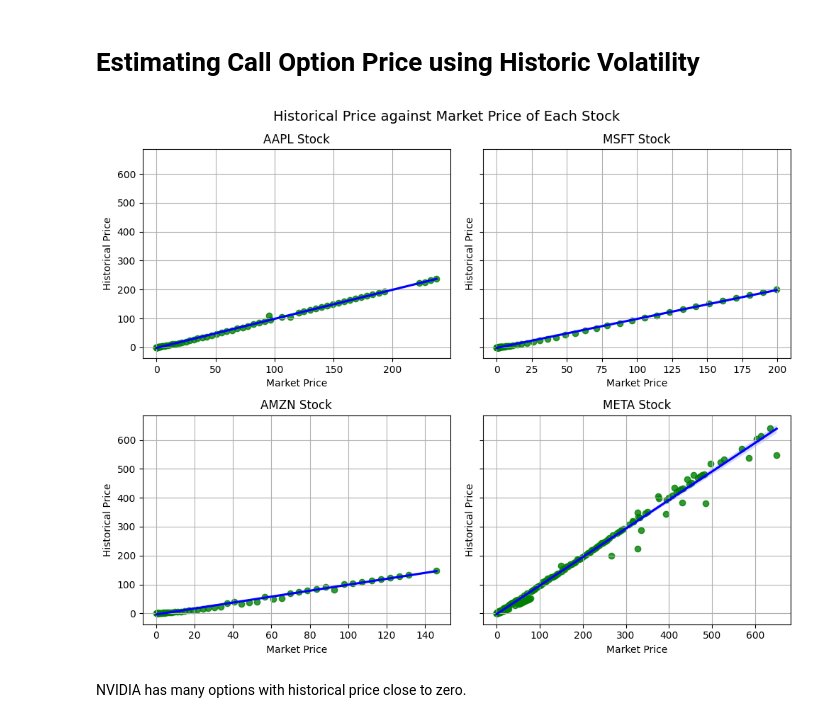
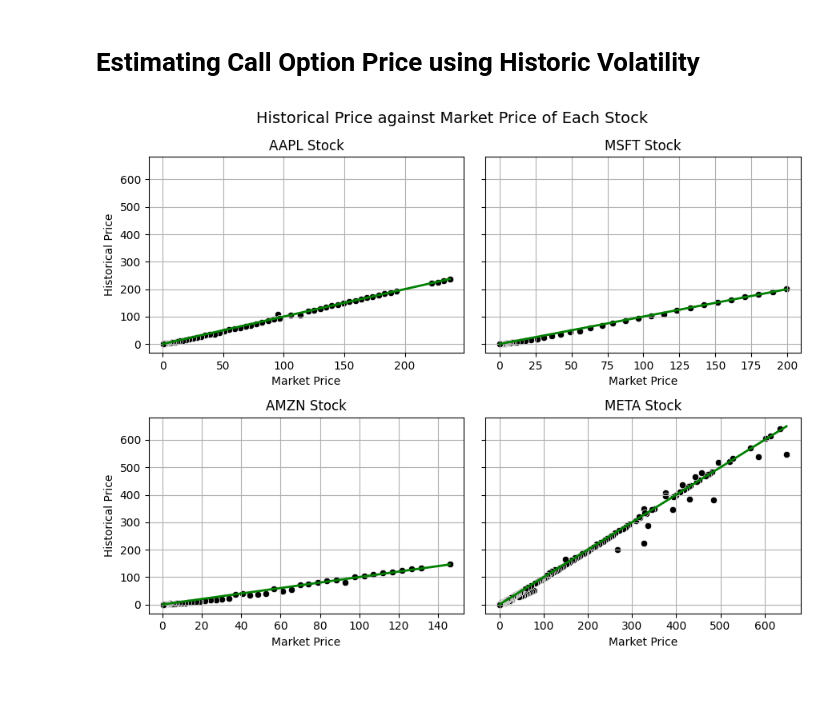
Before and after one commit to kasvinatirumal/wdrp_wi25, a Jupyter notebook: Analysis_of_Call_Option_Pricing,_Drift_and_Volatility_Estimation.ipynb, the cells around one changed output. Drawn from its saved outputs; the diff is of its cells as text; code cells hidden in the pictures; blank space fills up the shorter version.

```diff
--- a/Analysis_of_Call_Option_Pricing,_Drift_and_Volatility_Estimation.ipynb
+++ b/Analysis_of_Call_Option_Pricing,_Drift_and_Volatility_Estimation.ipynb
@@ -119,7 +120,7 @@ calls_df['Stock_Abbv'] = calls_df['Contract Name'].str[:4]
 calls_df_plot = calls_df[calls_df["Months to Exp"] != 9]
 groups = calls_df_plot.groupby("Months to Exp")
 # %%
-fig, axes = plt.subplots(2, 2, figsize=(15, 10))
+fig, axes = plt.subplots(2, 2, figsize=(12, 8))
 fig.suptitle("Implied Volatility vs. Strike Price for Top 5 S&P 500 Call Options by Months to Expiration", fontsize=14)
 
 palette = sns.color_palette("tab10", len(stocks))
@@ -363,27 +364,25 @@ calls_df["Historical Price"] = calls_df.apply(
 # %%
 def visualize_price_against_market(col):
   stocks = ["AAPL", "MSFT", "AMZN", "META"]
-  fig, axes = plt.subplots(nrows=2, ncols=2, figsize=(10, 8), sharey=True)
+  fig, axes = plt.subplots(nrows=2, ncols=2, figsize=(9, 7), sharey=True)
   fig.suptitle(f"{col} against Market Price of Each Stock", fontsize=14)
 
   axes = axes.flatten()
   for ax, stock in zip(axes, stocks):
       subset = calls_df[calls_df["Stock_Abbv"] == stock]  # Filter data for current stock
-      sns.regplot(data=subset, x="Market Price", y=col, ax=ax,
-                  scatter_kws={'color': 'green'},
-                  line_kws={'color': 'blue'})
+      sns.scatterplot(data=subset, x="Market Price", y=col, ax=ax, color="black")
+      x_vals = np.linspace(subset["Market Price"].min(), subset["Market Price"].max(), 100)
+      ax.plot(x_vals, x_vals, color="green", linestyle="-", linewidth=2)  # Solid green line
 
       # Titles and labels
       ax.set_title(f"{stock} Stock")
       ax.set_xlabel("Market Price")
       ax.set_ylabel(f"{col}")
       ax.grid(True)
 
   plt.tight_layout()
   plt.show()
 
 visualize_price_against_market("Historical Price")
 # %% [output]
-[figure, old version]
+[figure, new version]
-# %% [markdown]
-NVIDIA has many options with historical price close to zero.
```
Also changed, not shown: parts of 15 cells of this notebook.
